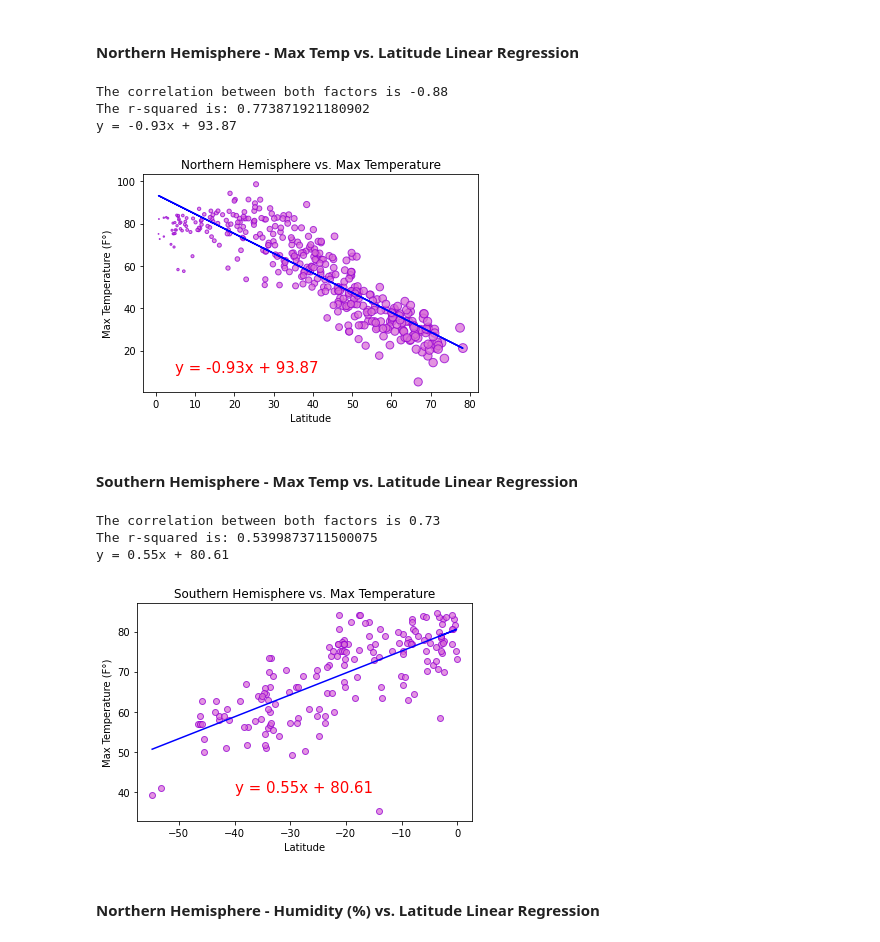
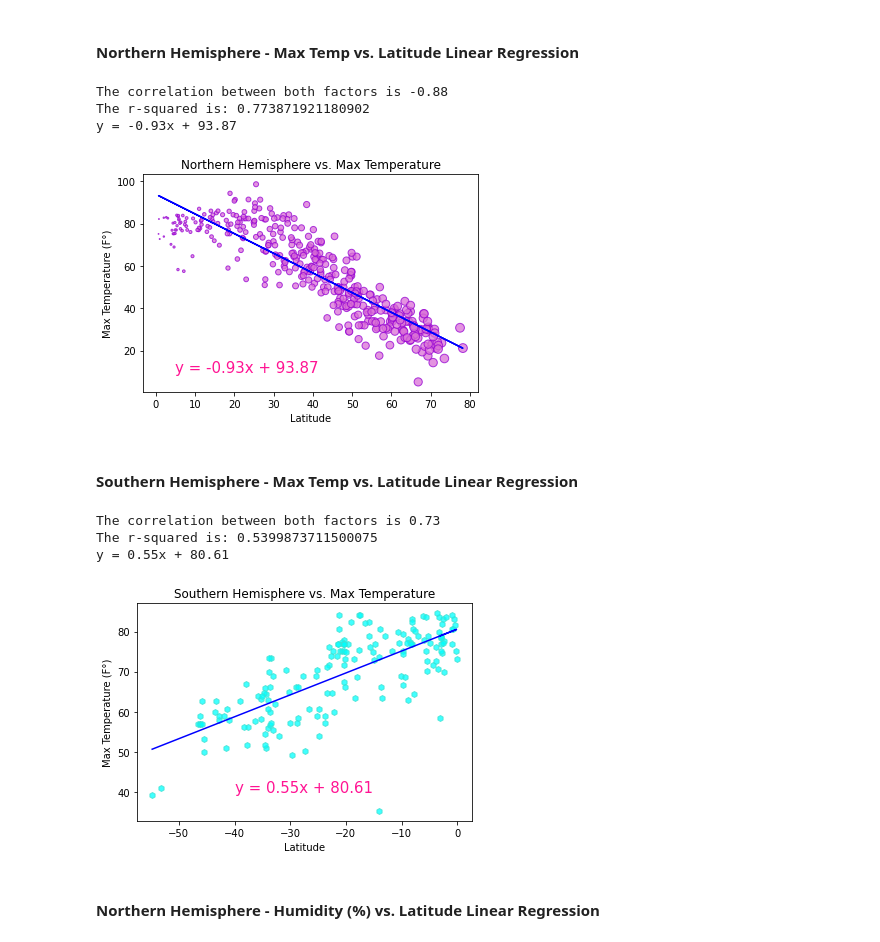
Before and after one commit to mgeffroy/Python_api_challenge, a Jupyter notebook: WeatherPy/Weather/WeatherPy.ipynb, the cells around one changed output. Cells and saved outputs as stored; diff of their text form; code cells hidden in the pictures.

Commit message:
Creating images code

```diff
--- a/WeatherPy/Weather/WeatherPy.ipynb
+++ b/WeatherPy/Weather/WeatherPy.ipynb
@@ -378,46 +378,52 @@ plt.title( "Northern Hemisphere vs. Max Temperature")
 plt.xlabel("Latitude")
 plt.ylabel("Max Temperature (F°)")
 
-plt.annotate(line_eq,(5,10),fontsize=15,color="red")
+plt.annotate(line_eq,(5,10),fontsize=15,color="deeppink")
 print(f"The correlation between both factors is {round(correlation[0],2)}")
 print(f"The r-squared is: {rvalue**2}")
 print(line_eq)
+
+#Make figure
+plt.savefig("N_vs_maxtemp.png")
 # %% [output]
 The correlation between both factors is -0.88
 The r-squared is: 0.773871921180902
 y = -0.93x + 93.87
-[figure, old version]
+[figure, new version]
 # %% [markdown]
 #### Southern Hemisphere - Max Temp vs. Latitude Linear Regression
 # %%
 # Equations for correlation and regression
 
 correlation = st.pearsonr(south_hem["Lat"], south_hem["Max Temp"])
 (slope, intercept, rvalue, pvalue, stderr) = linregress(south_hem["Lat"], south_hem["Max Temp"])
 regress_values = south_hem["Lat"] * slope + intercept
 line_eq = "y = " + str(round(slope,2)) + "x + " + str(round(intercept,2))
 
 #Use the same scatterplot made before
 #Change colors
-plt.scatter(south_hem["Lat"], south_hem["Max Temp"], marker="o", facecolors="orchid", edgecolors="darkviolet",
+plt.scatter(south_hem["Lat"], south_hem["Max Temp"], marker="h", facecolors="cyan", edgecolors="turquoise",
             s= None, alpha=0.75)
 plt.plot(south_hem["Lat"],regress_values,"b-")
 
 
 #Add title and labels to scatter plot
 plt.title( "Southern Hemisphere vs. Max Temperature")
 plt.xlabel("Latitude")
 plt.ylabel("Max Temperature (F°)")
 
-plt.annotate(line_eq,(-40,40),fontsize=15,color="red")
+plt.annotate(line_eq,(-40,40),fontsize=15,color="deeppink")
 print(f"The correlation between both factors is {round(correlation[0],2)}")
 print(f"The r-squared is: {rvalue**2}")
 print(line_eq)
+
+#Make figure
+plt.savefig("S_vs_maxtemp.png")
 # %% [output]
 The correlation between both factors is 0.73
 The r-squared is: 0.5399873711500075
 y = 0.55x + 80.61
-[figure, old version]
+[figure, new version]
 # %% [markdown]
 #### Northern Hemisphere - Humidity (%) vs. Latitude Linear Regression
 # %%
```
Also changed, not shown: parts of 6 cells of this notebook.
